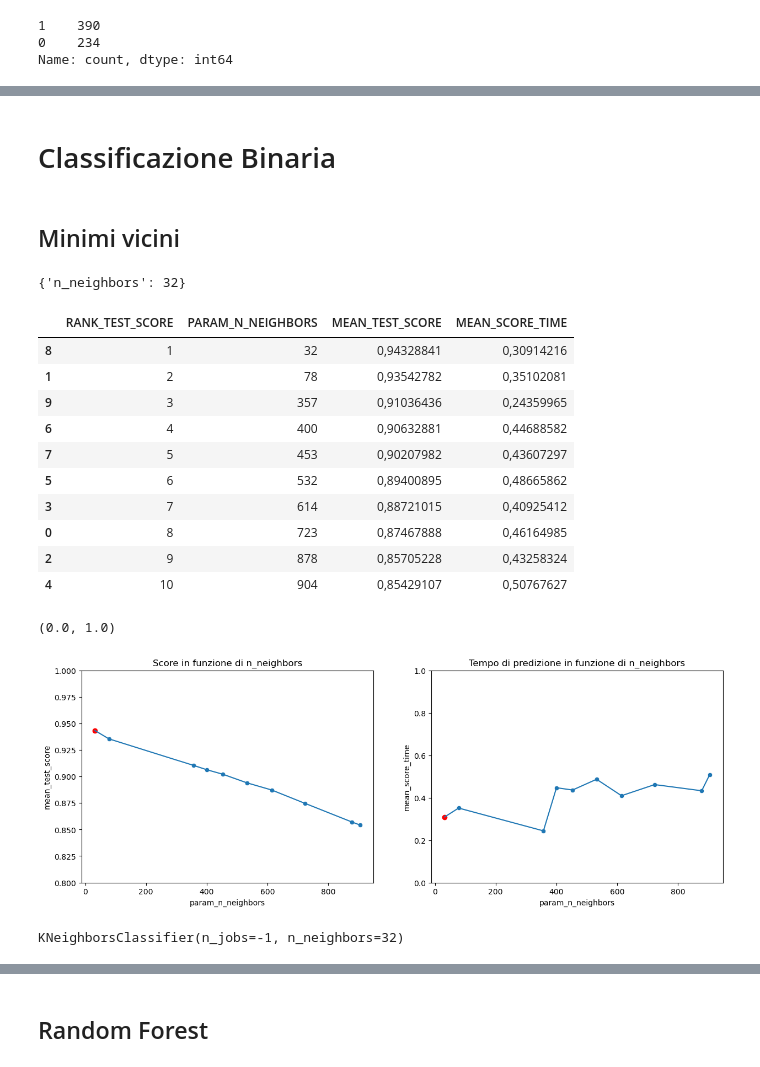
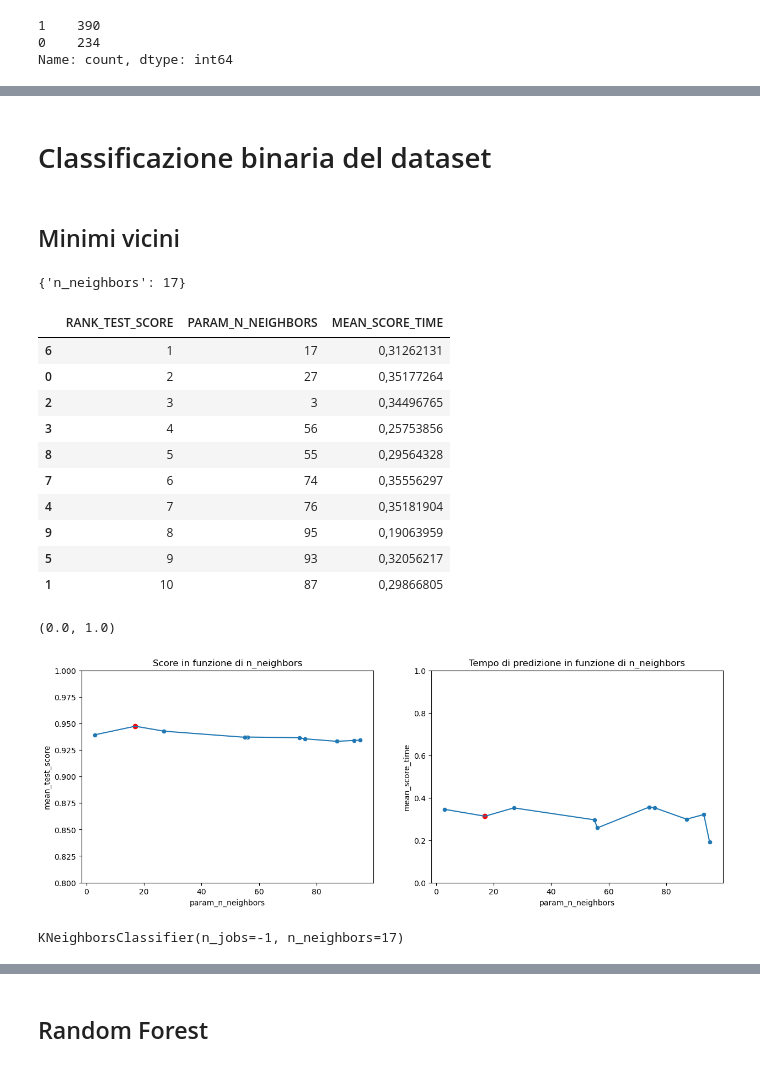
Before and after one commit to AngeloLongano/classification_PneumoniaMNIST, a Jupyter notebook: analysis.ipynb, the cells around one changed output, grey strips where cells are left out. Drawn from its saved outputs; the diff is of its cells as text; code cells hidden in the pictures.

```diff
--- a/analysis.ipynb
+++ b/analysis.ipynb
@@ -75,8 +56,3 @@ Using downloaded and verified file: /Users/angelolongano/.medmnist/pneumoniamnis
 # %%
 X_train = X_train.reshape(X_train.shape[0],-1)
 X_test = X_test.reshape(X_test.shape[0],-1)
-# %%
-scaler = StandardScaler().set_output(transform="pandas")
-
-X_train = scaler.fit_transform(X_train)
-X_test = scaler.fit_transform(X_test)
@@ -136,31 +116,31 @@ AttributeError: 'numpy.ndarray' object has no attribute 'iloc'
 # %% [markdown]
-# Classificazione Binaria
+# Classificazione binaria del dataset
 # %% [markdown]
 ## Minimi vicini
 # %%
-grid = RandomizedSearchCV(KNeighborsClassifier(n_jobs=-1), {'n_neighbors': range(1, 1000)}, n_iter=10, n_jobs=-1,random_state=0)
+grid = RandomizedSearchCV(KNeighborsClassifier(n_jobs=-1), {'n_neighbors': range(1, 100)}, n_iter=10, n_jobs=-1,random_state=0)
 search_params = grid.fit(X_train, Y_train)
 search_params.best_params_
 # %% [output]
-{'n_neighbors': 32}
+{'n_neighbors': 17}
 # %%
 df = pd.DataFrame(grid.cv_results_)
 df.sort_values(by='rank_test_score', inplace=True)
-df[["rank_test_score","param_n_neighbors","mean_test_score","mean_score_time"]].style \
+df[["rank_test_score","param_n_neighbors","mean_score_time"]].style \
   .format(precision=8, thousands=".", decimal=",") \
   .format_index(str.upper, axis=1)
 # %% [output]
-|  | RANK_TEST_SCORE | PARAM_N_NEIGHBORS | MEAN_TEST_SCORE | MEAN_SCORE_TIME |
-| 8 | 1 | 32 | 0,94328841 | 0,30914216 |
-| 1 | 2 | 78 | 0,93542782 | 0,35102081 |
-| 9 | 3 | 357 | 0,91036436 | 0,24359965 |
-| 6 | 4 | 400 | 0,90632881 | 0,44688582 |
-| 7 | 5 | 453 | 0,90207982 | 0,43607297 |
-| 5 | 6 | 532 | 0,89400895 | 0,48665862 |
-| 3 | 7 | 614 | 0,88721015 | 0,40925412 |
-| 0 | 8 | 723 | 0,87467888 | 0,46164985 |
-| 2 | 9 | 878 | 0,85705228 | 0,43258324 |
-| 4 | 10 | 904 | 0,85429107 | 0,50767627 |
+|  | RANK_TEST_SCORE | PARAM_N_NEIGHBORS | MEAN_SCORE_TIME |
+| 6 | 1 | 17 | 0,31262131 |
+| 0 | 2 | 27 | 0,35177264 |
+| 2 | 3 | 3 | 0,34496765 |
+| 3 | 4 | 56 | 0,25753856 |
+| 8 | 5 | 55 | 0,29564328 |
+| 7 | 6 | 74 | 0,35556297 |
+| 4 | 7 | 76 | 0,35181904 |
+| 9 | 8 | 95 | 0,19063959 |
+| 5 | 9 | 93 | 0,32056217 |
+| 1 | 10 | 87 | 0,29866805 |
 # %%
 fig, ax = plt.subplots(ncols=2, figsize=(15,5))
 
@@ -178,12 +158,12 @@ ax[1].scatter(best.param_n_neighbors, best.mean_score_time, color='red')
 ax[1].set_ylim(0,1)
 # %% [output]
 (0.0, 1.0)
-[figure, old version]
+[figure, new version]
 # %%
 cls = KNeighborsClassifier(n_neighbors=best_n_neighbors,n_jobs=-1)
 cls.fit(X_train, Y_train)
 # %% [output]
-KNeighborsClassifier(n_jobs=-1, n_neighbors=32)
+KNeighborsClassifier(n_jobs=-1, n_neighbors=17)
 # %%
 y_pred_kn = cls.predict(X_test)
 # %%
```
Also changed, not shown: parts of 17 cells of this notebook.
